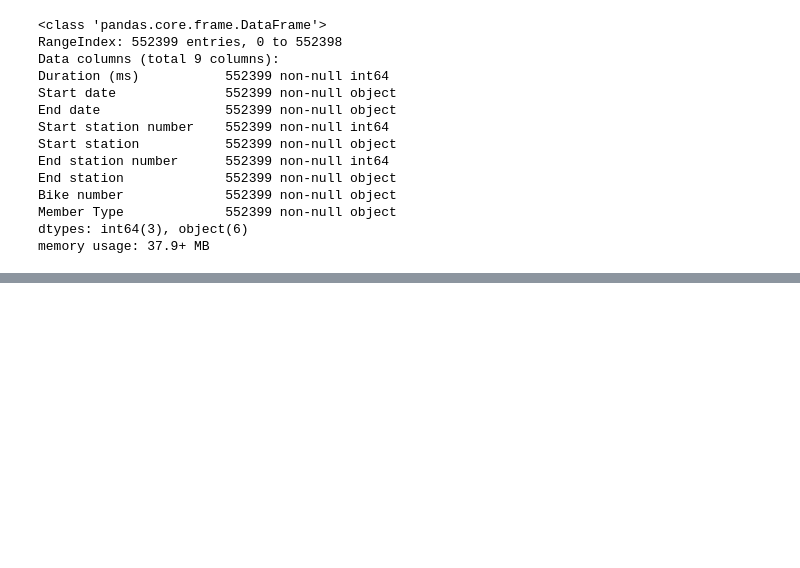
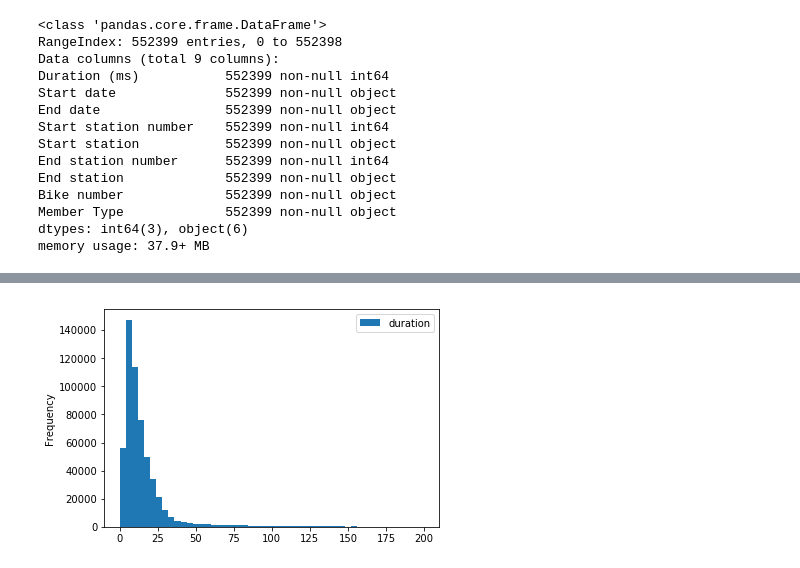
Before and after one commit to mskaerthomason/Springboard-Capstone-1, a Jupyter notebook: Data Wrangling/Bikeshare_wrangling.ipynb, the cells around one changed output, grey strips where cells are left out. Saved outputs shown, nothing was run; the diff lists cells and outputs as text; code cells hidden in the pictures; blank space fills up the shorter version.

```diff
--- a/Data Wrangling/Bikeshare_wrangling.ipynb
+++ b/Data Wrangling/Bikeshare_wrangling.ipynb
@@ -63,0 +131,5 @@ memory usage: 37.9+ MB
+# %%
+bikeshare.plot(y='duration', kind='hist', bins=50, range=(0,200))
+plt.show()
+# %% [output]
+[figure, added]
```
Also changed, not shown: parts of 20 cells of this notebook.
